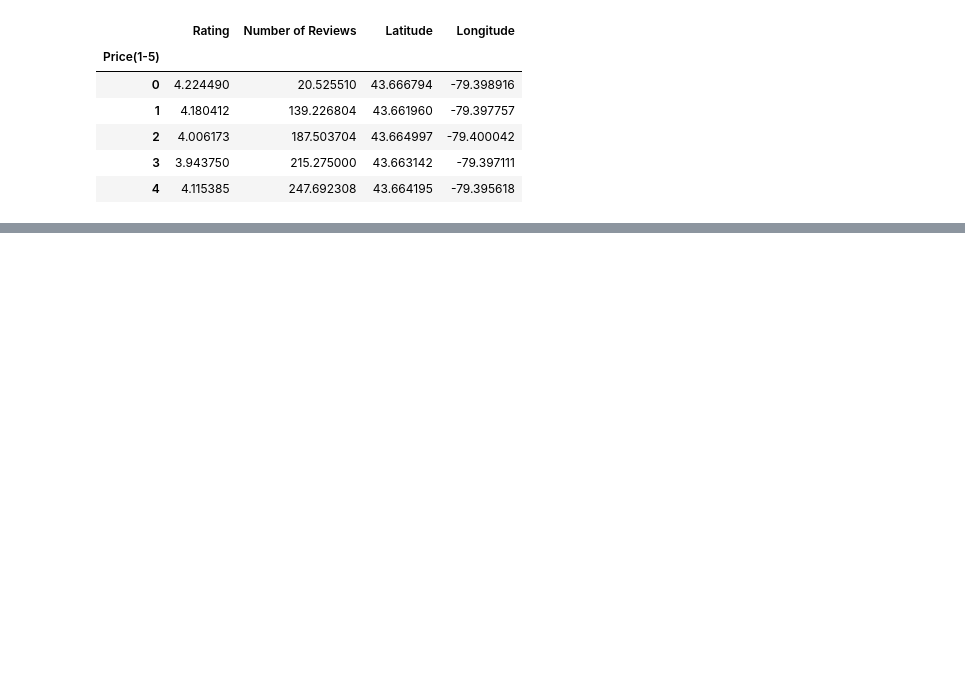
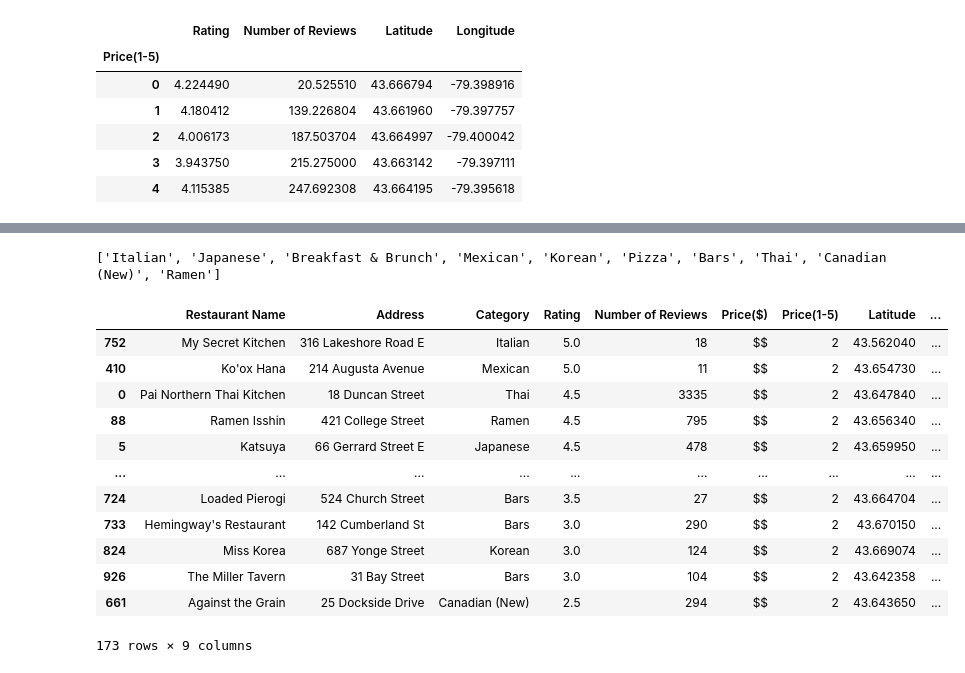
Before and after one commit to AlanDeng7/Module-7-Project1, a Jupyter notebook: Code_Alan/Question2.ipynb, the cells around one changed output, grey strips where cells are left out. Saved outputs shown, nothing was run; the diff lists cells and outputs as text; code cells hidden in the pictures; blank space fills up the shorter version.

```diff
--- a/Code_Alan/Question2.ipynb
+++ b/Code_Alan/Question2.ipynb
@@ -82,0 +133,22 @@ low_tor_df.head()
+# %%
+categ_tor_list = categ_tor[0:10].index.values.tolist()
+print(categ_tor_list)
+# %% [output]
+['Italian', 'Japanese', 'Breakfast & Brunch', 'Mexican', 'Korean', 'Pizza', 'Bars', 'Thai', 'Canadian (New)', 'Ramen']
+# %%
+top_ten_tor = rating_review_tor_df[rating_review_tor_df["Category"].isin(categ_tor_list)]
+top_ten_tor
+# %% [output]
+|  | Restaurant Name | Address | Category | Rating | Number of Reviews | Price($) | Price(1-5) | Latitude | ... |
+| 752 | My Secret Kitchen | 316 Lakeshore Road E | Italian | 5.0 | 18 | $$ | 2 | 43.562040 | ... |
+| 410 | Ko'ox Hana | 214 Augusta Avenue | Mexican | 5.0 | 11 | $$ | 2 | 43.654730 | ... |
+| 0 | Pai Northern Thai Kitchen | 18 Duncan Street | Thai | 4.5 | 3335 | $$ | 2 | 43.647840 | ... |
+| 88 | Ramen Isshin | 421 College Street | Ramen | 4.5 | 795 | $$ | 2 | 43.656340 | ... |
+| 5 | Katsuya | 66 Gerrard Street E | Japanese | 4.5 | 478 | $$ | 2 | 43.659950 | ... |
+| ... | ... | ... | ... | ... | ... | ... | ... | ... | ... |
+| 724 | Loaded Pierogi | 524 Church Street | Bars | 3.5 | 27 | $$ | 2 | 43.664704 | ... |
+| 733 | Hemingway's Restaurant | 142 Cumberland St | Bars | 3.0 | 290 | $$ | 2 | 43.670150 | ... |
+| 824 | Miss Korea | 687 Yonge Street | Korean | 3.0 | 124 | $$ | 2 | 43.669074 | ... |
+| 926 | The Miller Tavern | 31 Bay Street | Bars | 3.0 | 104 | $$ | 2 | 43.642358 | ... |
+| 661 | Against the Grain | 25 Dockside Drive | Canadian (New) | 2.5 | 294 | $$ | 2 | 43.643650 | ... |
+173 rows × 9 columns
```
Also changed, not shown: parts of 21 cells of this notebook.
